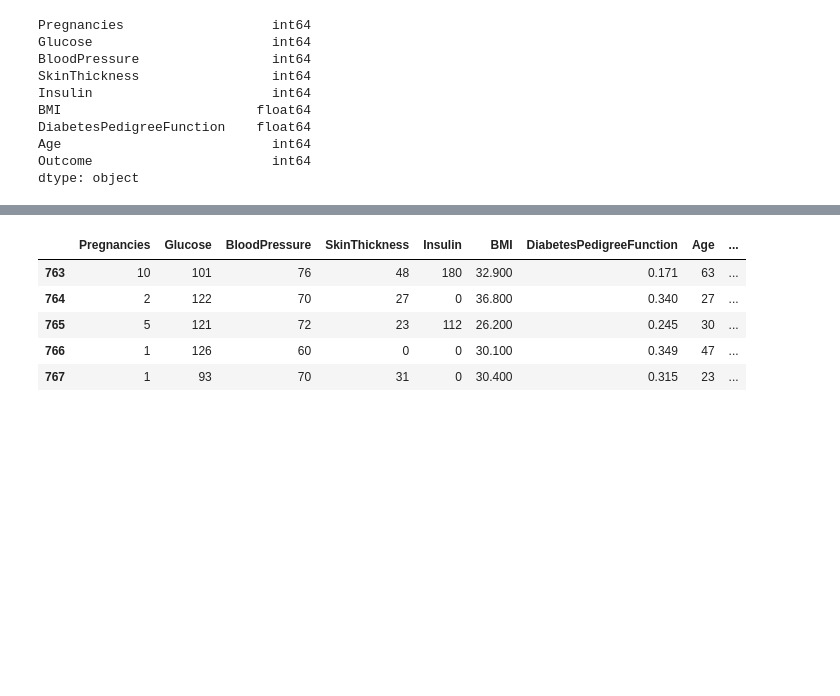
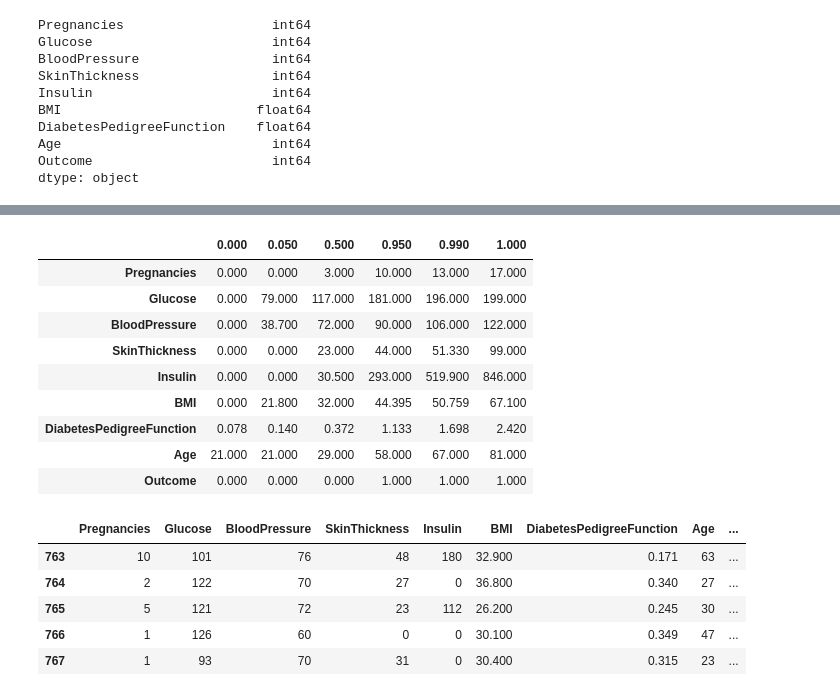
Before and after one commit to emirakdemir/diabetesAnalysis, a Jupyter notebook: diabetesAnalysis.ipynb, the cells around one changed output, grey strips where cells are left out. Cells and saved outputs as stored; diff of their text form; code cells hidden in the pictures; blank space fills up the shorter version.

```diff
--- a/diabetesAnalysis.ipynb
+++ b/diabetesAnalysis.ipynb
@@ -73,3 +92,16 @@ dtype: object
+# %%
+df.quantile([0, 0.05, 0.50, 0.95, 0.99, 1]).T
+# %% [output]
+|  | 0.000 | 0.050 | 0.500 | 0.950 | 0.990 | 1.000 |
+| Pregnancies | 0.000 | 0.000 | 3.000 | 10.000 | 13.000 | 17.000 |
+| Glucose | 0.000 | 79.000 | 117.000 | 181.000 | 196.000 | 199.000 |
+| BloodPressure | 0.000 | 38.700 | 72.000 | 90.000 | 106.000 | 122.000 |
+| SkinThickness | 0.000 | 0.000 | 23.000 | 44.000 | 51.330 | 99.000 |
+| Insulin | 0.000 | 0.000 | 30.500 | 293.000 | 519.900 | 846.000 |
+| BMI | 0.000 | 21.800 | 32.000 | 44.395 | 50.759 | 67.100 |
+| DiabetesPedigreeFunction | 0.078 | 0.140 | 0.372 | 1.133 | 1.698 | 2.420 |
+| Age | 21.000 | 21.000 | 29.000 | 58.000 | 67.000 | 81.000 |
+| Outcome | 0.000 | 0.000 | 0.000 | 1.000 | 1.000 | 1.000 |
 # %%
 df.tail()
 # %% [output]
```
Also changed, not shown: parts of 1 cell of this notebook.
